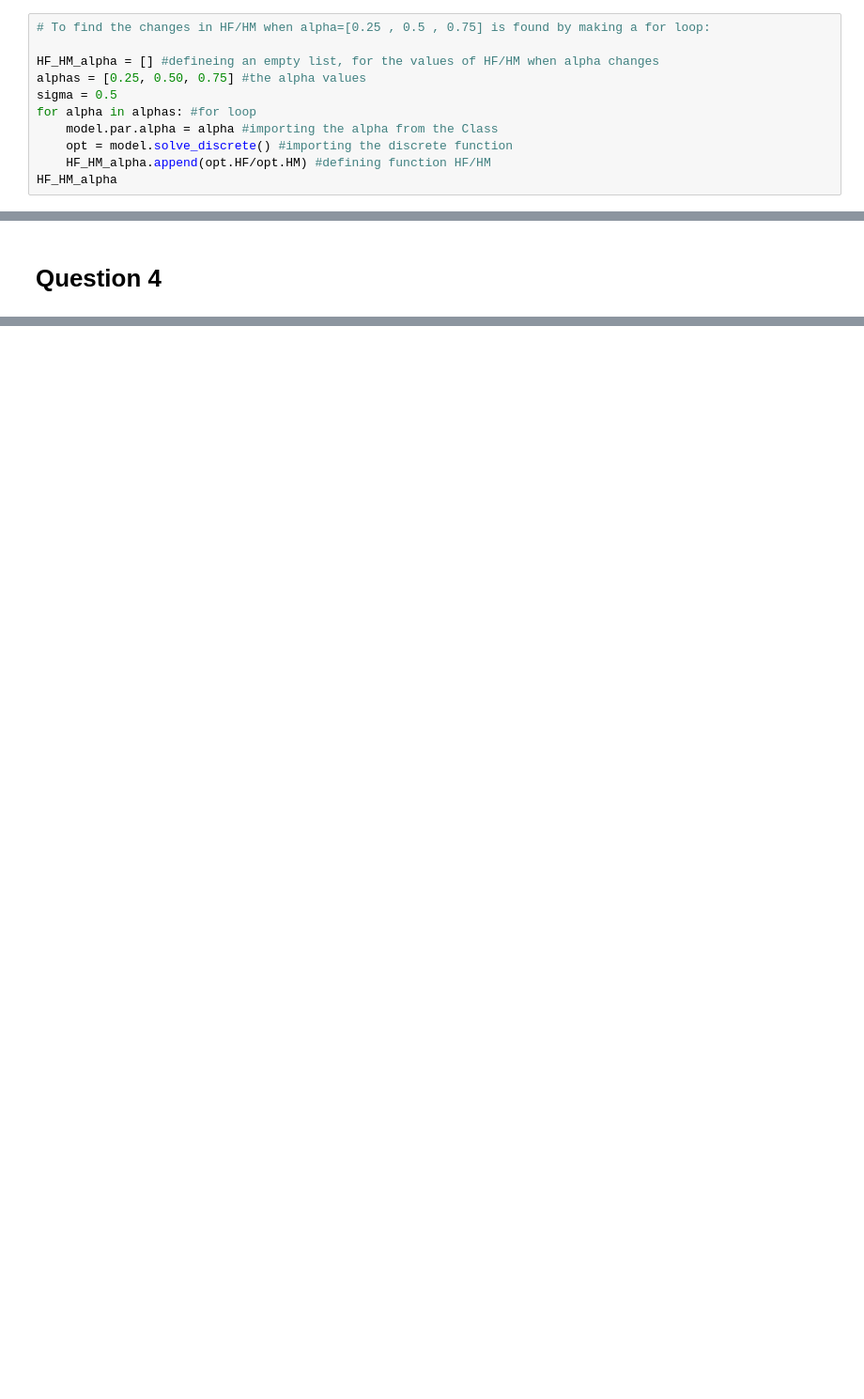
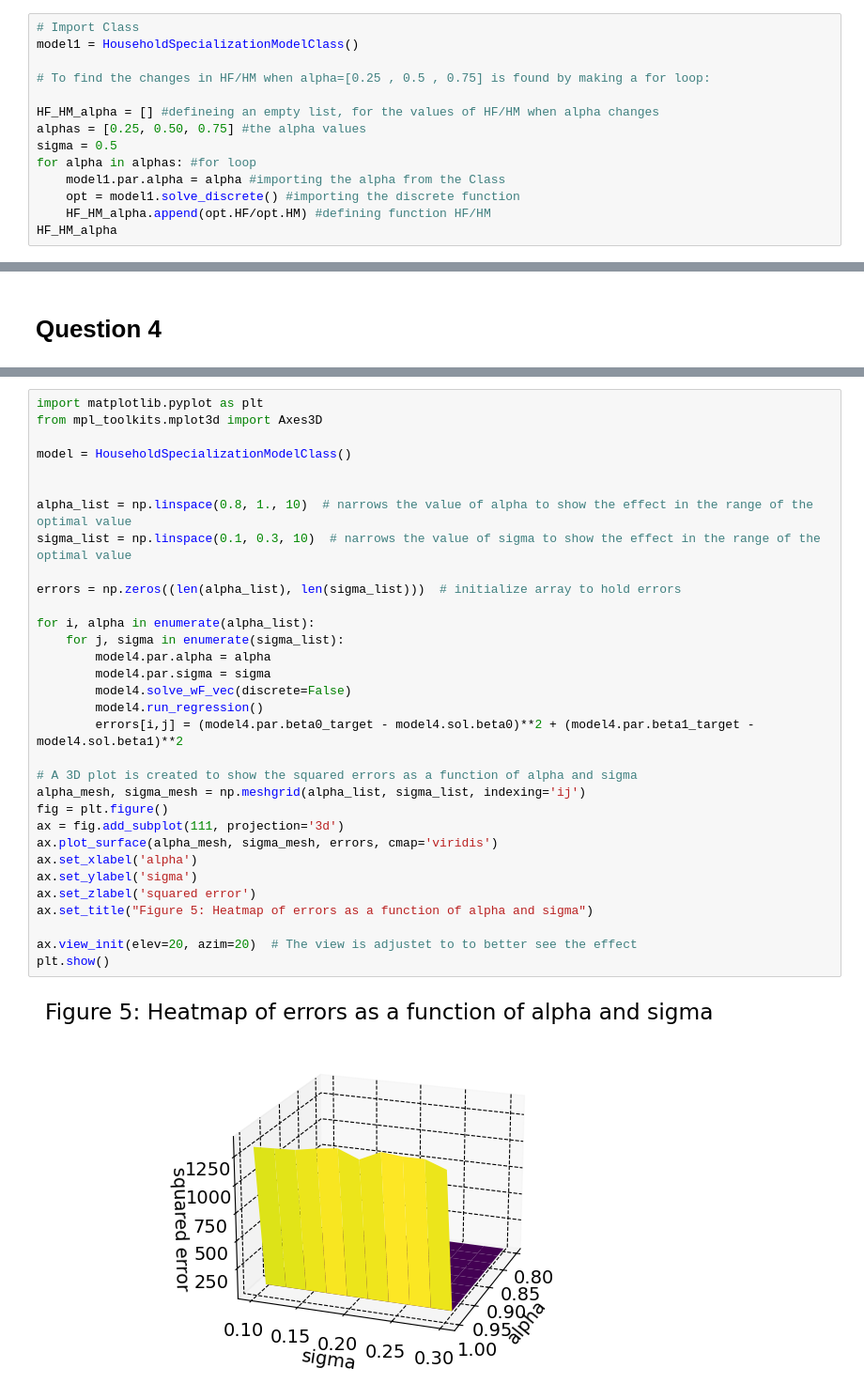
Before and after one commit to NumEconCopenhagen/projects-2023-frederikke-x2-og-sofie, a Jupyter notebook: inauguralproject/inauguralproject.ipynb, the cells around one changed output, grey strips where cells are left out. Shown at 94% size. Drawn from its saved outputs; the diff is of its cells as text; blank space fills up the shorter version.

```diff
--- a/inauguralproject/inauguralproject.ipynb
+++ b/inauguralproject/inauguralproject.ipynb
@@ -29,14 +29,17 @@ model = HouseholdSpecializationModelClass()
 # %% [markdown]
 **Explain how you solve the model**
 # %%
+# Import Class
+model1 = HouseholdSpecializationModelClass()
+
 # To find the changes in HF/HM when alpha=[0.25 , 0.5 , 0.75] is found by making a for loop:
 
 HF_HM_alpha = [] #defineing an empty list, for the values of HF/HM when alpha changes
 alphas = [0.25, 0.50, 0.75] #the alpha values
 sigma = 0.5
 for alpha in alphas: #for loop
-    model.par.alpha = alpha #importing the alpha from the Class
-    opt = model.solve_discrete() #importing the discrete function
+    model1.par.alpha = alpha #importing the alpha from the Class
+    opt = model1.solve_discrete() #importing the discrete function
     HF_HM_alpha.append(opt.HF/opt.HM) #defining function HF/HM
 HF_HM_alpha
 # %% [output]
@@ -205,0 +177,34 @@ ADD CONCISE CONLUSION.
+# %%
+import matplotlib.pyplot as plt
+from mpl_toolkits.mplot3d import Axes3D
+
+model = HouseholdSpecializationModelClass()
+
+
+alpha_list = np.linspace(0.8, 1., 10)  # narrows the value of alpha to show the effect in the range of the optimal value
+sigma_list = np.linspace(0.1, 0.3, 10)  # narrows the value of sigma to show the effect in the range of the optimal value
+
+errors = np.zeros((len(alpha_list), len(sigma_list)))  # initialize array to hold errors
+
+for i, alpha in enumerate(alpha_list):
+    for j, sigma in enumerate(sigma_list):
+        model4.par.alpha = alpha
+        model4.par.sigma = sigma
+        model4.solve_wF_vec(discrete=False)
+        model4.run_regression()
+        errors[i,j] = (model4.par.beta0_target - model4.sol.beta0)**2 + (model4.par.beta1_target - model4.sol.beta1)**2
+
+# A 3D plot is created to show the squared errors as a function of alpha and sigma
+alpha_mesh, sigma_mesh = np.meshgrid(alpha_list, sigma_list, indexing='ij')
+fig = plt.figure()
+ax = fig.add_subplot(111, projection='3d')
+ax.plot_surface(alpha_mesh, sigma_mesh, errors, cmap='viridis')
+ax.set_xlabel('alpha')
+ax.set_ylabel('sigma')
+ax.set_zlabel('squared error')
+ax.set_title("Figure 5: Heatmap of errors as a function of alpha and sigma")
+
+ax.view_init(elev=20, azim=20)  # The view is adjustet to to better see the effect
+plt.show()
+# %% [output]
+[figure, added]
```
Also changed, not shown: parts of 7 cells of this notebook, 1 other file.
